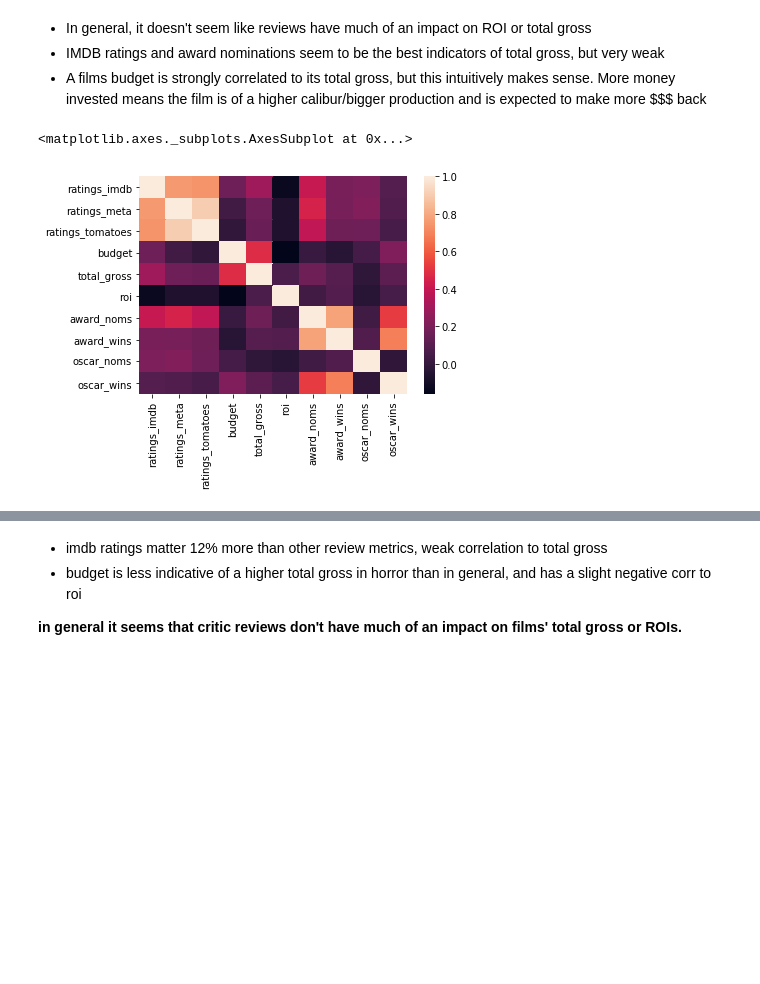
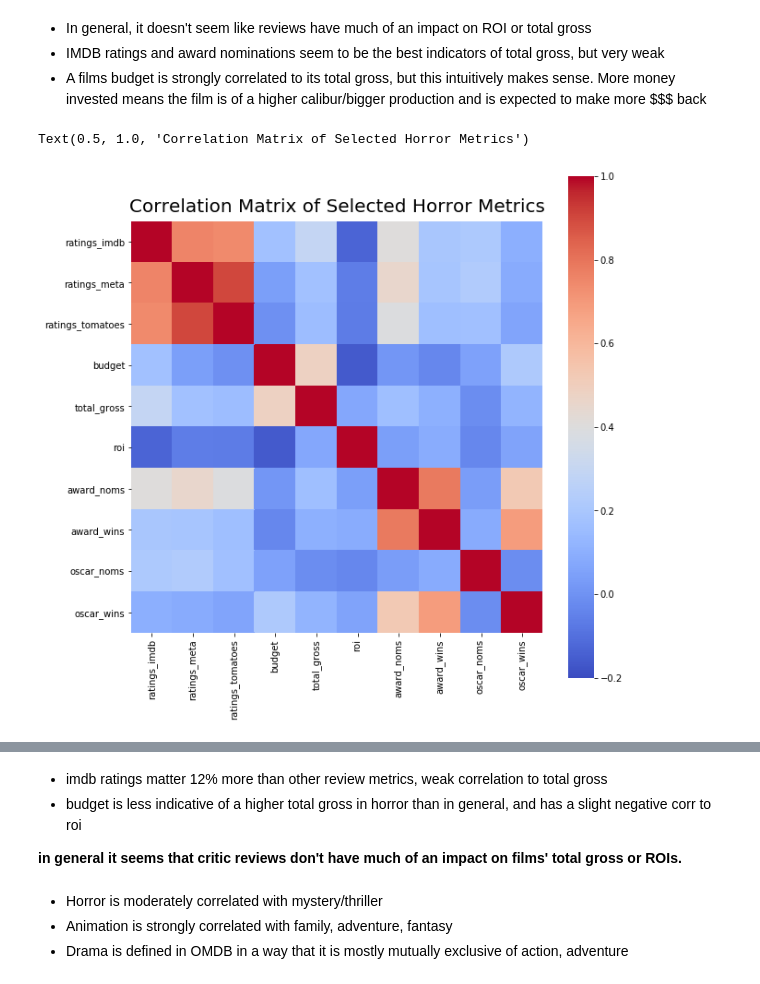
Before and after one commit to billwarker/feature-film-analysis, a Jupyter notebook: notebooks/1.1-genre-analysis.ipynb, the cells around one changed output, grey strips where cells are left out. Cells and saved outputs as stored; diff of their text form; code cells hidden in the pictures; blank space fills up the shorter version.

Commit message:
begin notebook cleanup; create save_to_figures to move images

```diff
--- a/notebooks/1.1-genre-analysis.ipynb
+++ b/notebooks/1.1-genre-analysis.ipynb
@@ -332,12 +349,14 @@ critics_vs_metrics.corr()
 - IMDB ratings and award nominations seem to be the best indicators of total gross, but very weak
 - A films budget is strongly correlated to its total gross, but this intuitively makes sense. More money invested means the film is of a higher calibur/bigger production and is expected to make more \$$$ back
 # %%
+plt.figure(figsize=(10,10))
 horror_metrics = genre_metrics[genre_metrics.genre == 'Horror']
 horror_critics_vs_metrics = horror_metrics[critics_vs_metrics_cols]
-sns.heatmap(horror_critics_vs_metrics.corr())
+sns.heatmap(horror_critics_vs_metrics.corr(), square=True, cmap='coolwarm', vmin=-0.2)
+plt.title("Correlation Matrix of Selected Horror Metrics", pad=10, fontsize=20)
 # %% [output]
-<matplotlib.axes._subplots.AxesSubplot at 0x...>
+Text(0.5, 1.0, 'Correlation Matrix of Selected Horror Metrics')
-[figure, old version]
+[figure, new version]
 # %%
 horror_critics_vs_metrics.corr()
 # %% [output]
@@ -359,0 +384,4 @@ horror_critics_vs_metrics.corr()
+# %% [markdown]
+- Horror is moderately correlated with mystery/thriller
+- Animation is strongly correlated with family, adventure, fantasy
+- Drama is defined in OMDB in a way that it is mostly mutually exclusive of action, adventure
```
Also changed, not shown: parts of 19 cells of this notebook, 31 other files.
